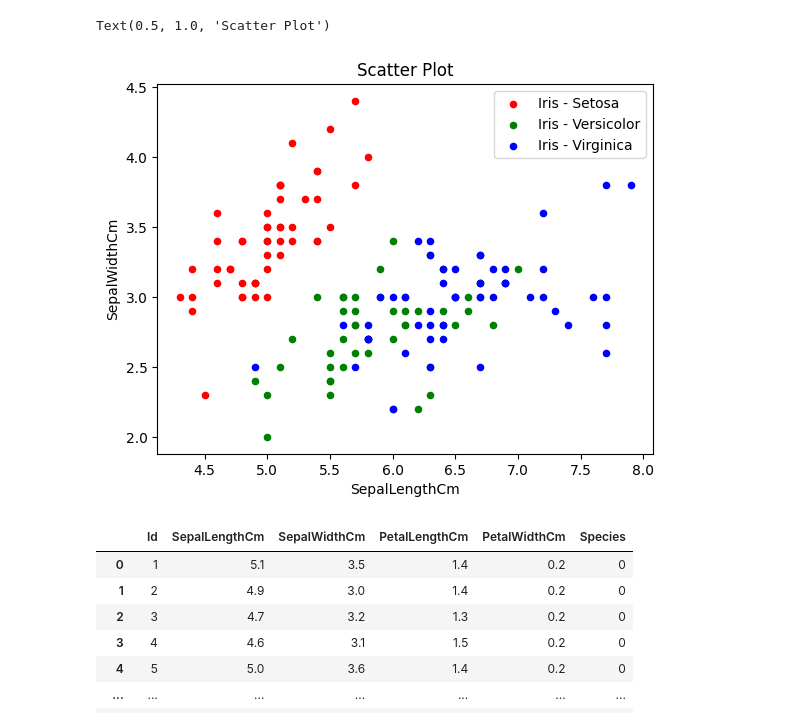
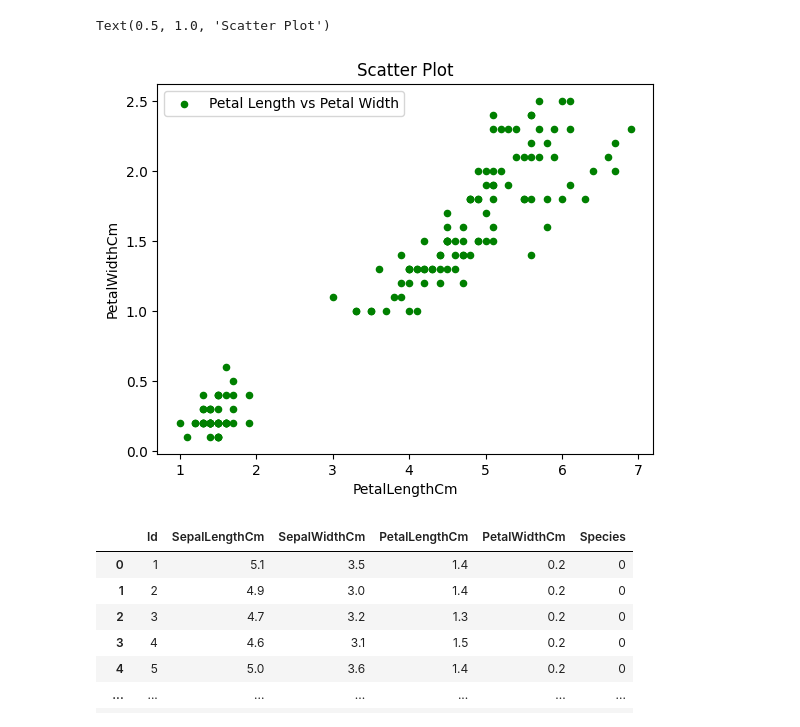
Before and after one commit to RudeNinja/SMAI_PROJECT_INTERNAL_CLUSTERING_VALIDATION_MEASURES, a Jupyter notebook: Measures/Iris.ipynb, the cells around one changed output. Cells and saved outputs as stored; diff of their text form; code cells hidden in the pictures.

```diff
--- a/Measures/Iris.ipynb
+++ b/Measures/Iris.ipynb
@@ -22,18 +22,15 @@ from Davies_Bouldin import Davies_Bouldin_Index
 # %%
 df = pd.read_csv("../Datasets/Iris.csv")
 df.head(n=10)
 
 
-ax = df[df.Species=='Iris-setosa'].plot.scatter(x='SepalLengthCm', y='SepalWidthCm',
-                                                    color='red', label='Iris - Setosa')
-df[df.Species=='Iris-versicolor'].plot.scatter(x='SepalLengthCm', y='SepalWidthCm',
-                                                color='green', label='Iris - Versicolor', ax=ax)
-df[df.Species=='Iris-virginica'].plot.scatter(x='SepalLengthCm', y='SepalWidthCm',
-                                                color='blue', label='Iris - Virginica', ax=ax)
+ax = df.plot.scatter(x='PetalLengthCm', y='PetalWidthCm',
+                                                color='green', label='Petal Length vs Petal Width')
+
 ax.set_title("Scatter Plot")
 # %% [output]
 Text(0.5, 1.0, 'Scatter Plot')
-[figure, old version]
+[figure, new version]
 # %%
 enc = LabelEncoder()
 df['Species'] = enc.fit_transform(df['Species'])
```
Also changed, not shown: parts of 12 cells of this notebook, 2 other files.
